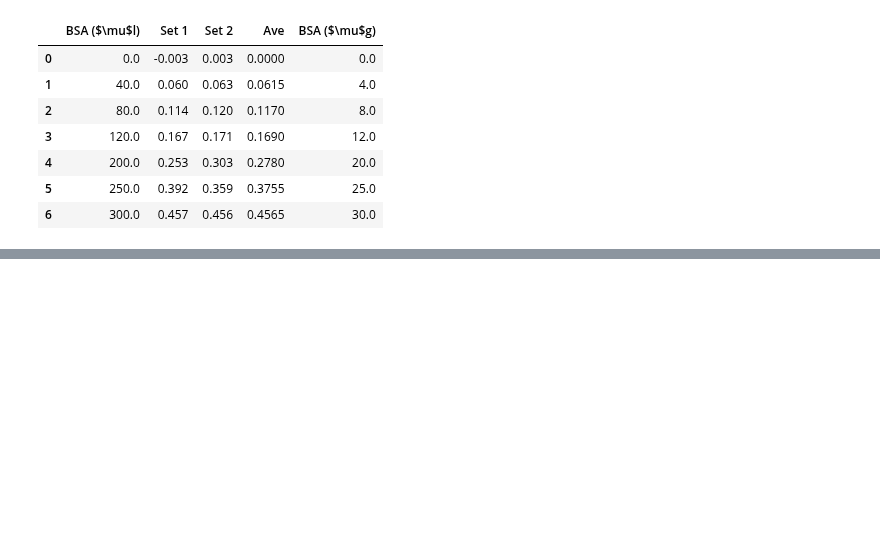
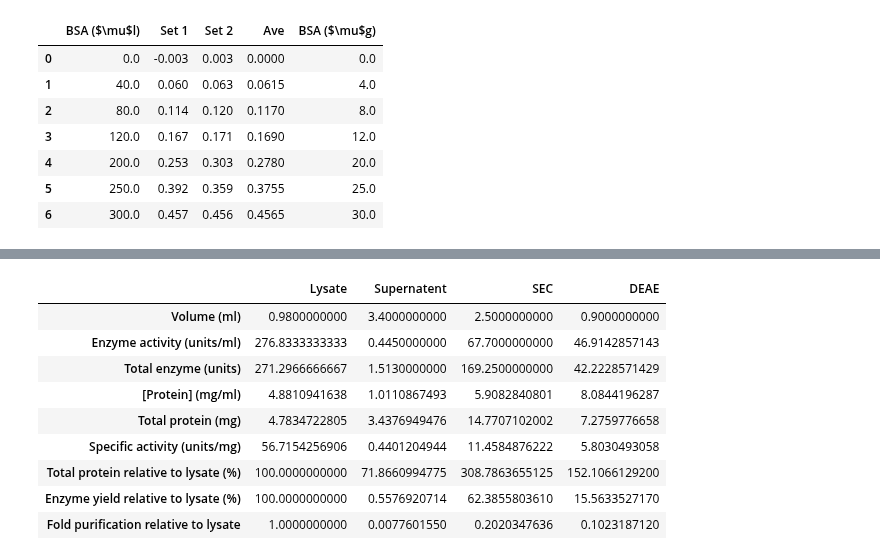
Before and after one commit to Kevinhykuo/UVic, a Jupyter notebook: Lab 4.ipynb, the cells around one changed output, grey strips where cells are left out. Drawn from its saved outputs; the diff is of its cells as text; code cells hidden in the pictures; blank space fills up the shorter version.

```diff
--- a/Lab 4.ipynb
+++ b/Lab 4.ipynb
@@ -135,0 +173,23 @@ BP
+# %%
+EnzTab.rename(index={0:'Volume (ml)',
+                     1:'Enzyme activity (units/ml)',
+                     2:'Total enzyme (units)',
+                     3:'[Protein] (mg/ml)',
+                     4:'Total protein (mg)',
+                     5:'Specific activity (units/mg)',
+                     6:'Total protein relative to lysate (%)',
+                     7:'Enzyme yield relative to lysate (%)',
+                     8:'Fold purification relative to lysate'}, inplace=True)
+
+EnzTab
+# %% [output]
+|  | Lysate | Supernatent | SEC | DEAE |
+| Volume (ml) | 0.9800000000 | 3.4000000000 | 2.5000000000 | 0.9000000000 |
+| Enzyme activity (units/ml) | 276.8333333333 | 0.4450000000 | 67.7000000000 | 46.9142857143 |
+| Total enzyme (units) | 271.2966666667 | 1.5130000000 | 169.2500000000 | 42.2228571429 |
+| [Protein] (mg/ml) | 4.8810941638 | 1.0110867493 | 5.9082840801 | 8.0844196287 |
+| Total protein (mg) | 4.7834722805 | 3.4376949476 | 14.7707102002 | 7.2759776658 |
+| Specific activity (units/mg) | 56.7154256906 | 0.4401204944 | 11.4584876222 | 5.8030493058 |
+| Total protein relative to lysate (%) | 100.0000000000 | 71.8660994775 | 308.7863655125 | 152.1066129200 |
+| Enzyme yield relative to lysate (%) | 100.0000000000 | 0.5576920714 | 62.3855803610 | 15.5633527170 |
+| Fold purification relative to lysate | 1.0000000000 | 0.0077601550 | 0.2020347636 | 0.1023187120 |
```
Also changed, not shown: parts of 10 cells of this notebook.
